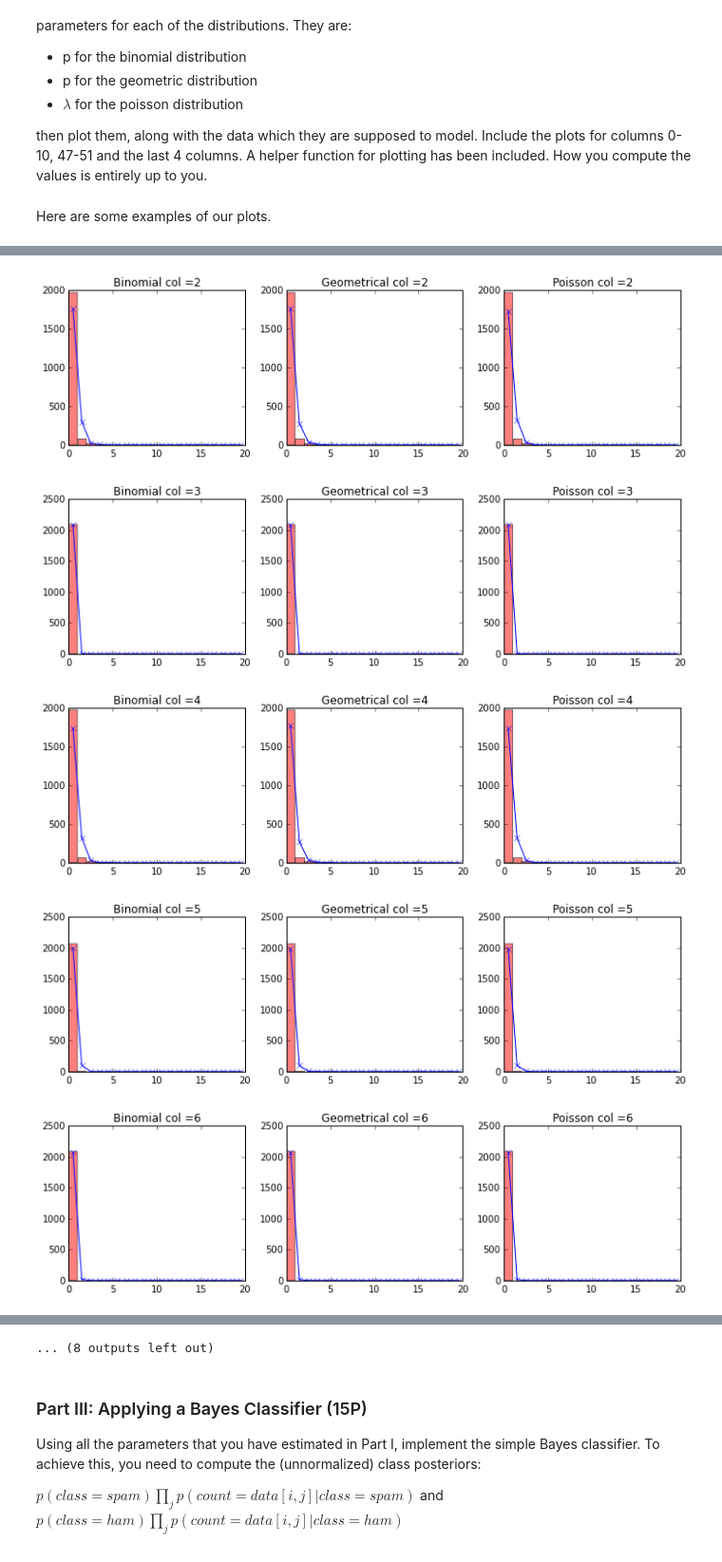
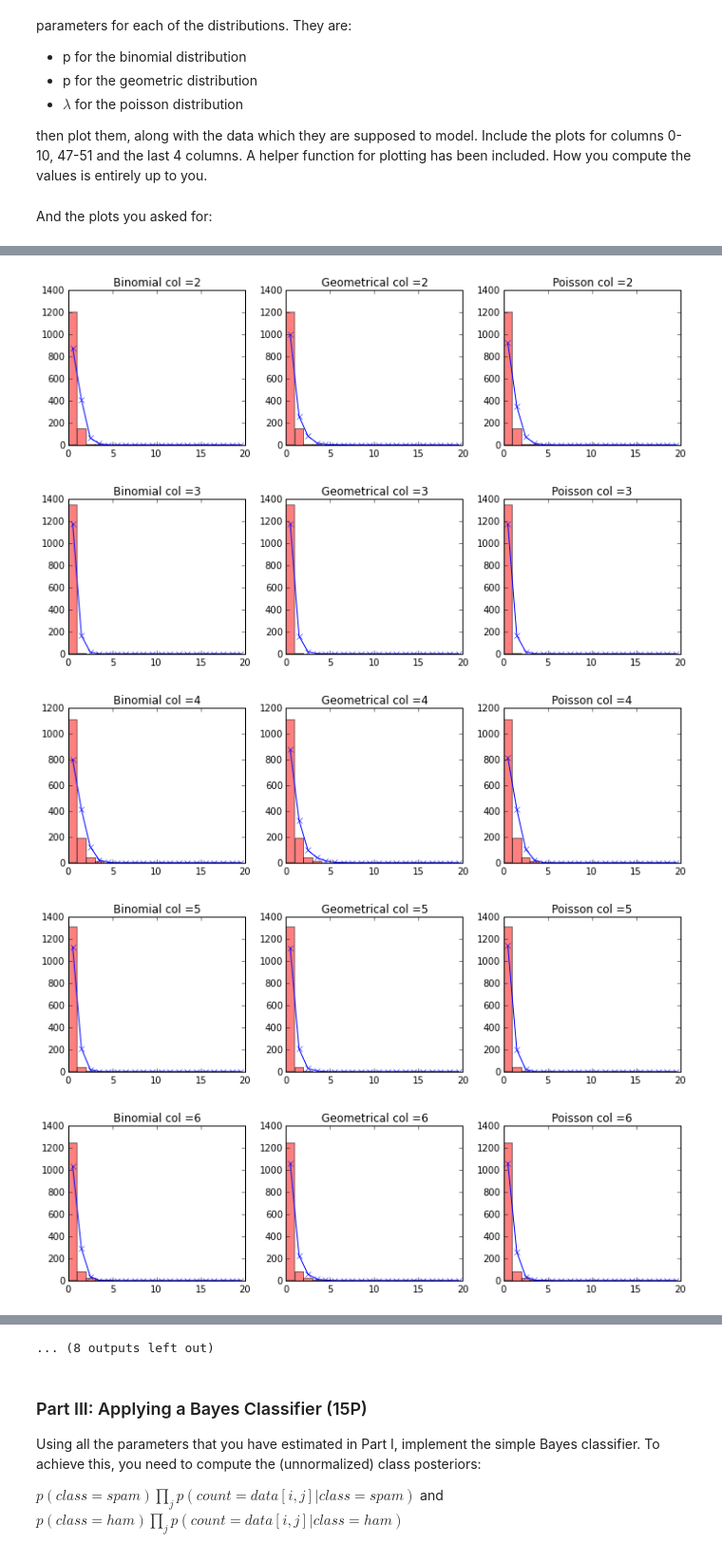
Before and after one commit to TN1ck/ml1, a Jupyter notebook: Hausaufgabe 2/sheet02.ipynb, the cells around one changed output, grey strips where cells are left out. Shown at 95% size. Saved outputs shown, nothing was run; the diff lists cells and outputs as text; code cells hidden in the pictures.

```diff
--- a/Hausaufgabe 2/sheet02.ipynb
+++ b/Hausaufgabe 2/sheet02.ipynb
@@ -88,13 +88,13 @@ $p(class=spam) = \theta$ and $p(class=ham) = 1-\theta$.
 Estimate the parameter $\theta$ from the training data.
 # %%
 #TODO: Estimate the priors
-def estimate_sigma_bin(spam=spamTrain, ham=hamTrain):
+def compute_class_theta(spam=spamTrain, ham=hamTrain):
     # The maximum likelhood for a Bernoulli distribution is simply the class mean
     sigma = float(spam.shape[0])/(spam.shape[0] + ham.shape[0])
     return sigma
 
-sigma = estimate_sigma_bin()
-sigma
+theta = compute_class_sigma()
+theta
 # %% [output]
 0.39408866995073893
 # %% [markdown]
@@ -114,7 +114,7 @@ def count_occurence(bin_size, samples):
     counts, bins = np.histogram(samples, bins=range(0,bin_size + 1,1), density=False)
     return counts
 
-def bin_sigma(index, data, N):
+def bin_theta(index, data, N):
     column = data[:,index]
     mean = np.mean(column)
     result = mean/N
@@ -132,7 +132,7 @@ def geo_distribution(N, sigma, samples):
     counts = count_occurence(N, geo_samples)
     return counts
 
-def geo_sigma(index, data):
+def geo_theta(index, data):
     column = data[:,index]
     result = column.shape[0]/(np.sum(column) + column.shape[0])
     return result
@@ -142,10 +142,9 @@ def poisson_distribution(N, sigma, samples):
     counts = count_occurence(N, poisson_samples)
     return counts
 
-def poisson_sigma(index, data):
+def poisson_theta(index, data):
     column = data[:,index]
     return np.mean(column)
-
 
 def show_estimates(index, data):
     """
@@ -164,7 +163,7 @@ def show_estimates(index, data):
 
     #Determine the values for the binomial distribution on range(0,N)
 
-    bin_Y = bin_distribution(N, bin_sigma(index, data, N), data.shape[0])
+    bin_Y = bin_distribution(N, bin_theta(index, data, N), data.shape[0])
 
     ax1=plt.subplot(1,3,1)
     ax1.plot(np.arange(0.5,N+0.5,1.),bin_Y,'x-') #The binomial distribution you've estimated
@@ -174,7 +173,7 @@ def show_estimates(index, data):
     plt.subplot(1,3,2)
     #Determine the values of the geometric distribution on range(0,N)
 
-    geo_Y = geo_distribution(N, geo_sigma(index, data), data.shape[0])
+    geo_Y = geo_distribution(N, geo_theta(index, data), data.shape[0])
     plt.plot(np.arange(0.5,N+0.5,1.),geo_Y,'x-')
     plt.hist(data[:,index], bins=range(0,N,1), color='red',alpha=0.5, label='actual')
     plt.title('Geometrical col =%d'%index)
@@ -182,14 +181,15 @@ def show_estimates(index, data):
     plt.subplot(1,3,3)
     ##Determine the values of the poisson distribution on range(0,N)
 
-    poisson_Y = poisson_distribution(N, poisson_sigma(index, data), data.shape[0])
+    poisson_Y = poisson_distribution(N, poisson_theta(index, data), data.shape[0])
     plt.plot(np.arange(0.5,N+0.5,1.),poisson_Y,'x-')
     plt.hist(data[:,index], bins=range(0,N,1), color='red',alpha=0.5, label='actual')
     plt.title('Poisson col =%d'%index)
     plt.tight_layout()
-# %% [markdown]
-Here are some examples of our plots.
+# %% [markdown]
+And the plots you asked for:
 # %%
 for i in (range(0, 11) + range(47, 56)):
+    show_estimates(i, spamTrain)
     show_estimates(i, hamTrain)
 # %% [output]
@@ -198,5 +198,5 @@ for i in (range(0, 11) + range(47, 56)):
-[figure, old version]
+[figure, new version]
-[figure, old version]
+[figure, new version]
-[figure, old version]
+[figure, new version]
-[figure, old version]
+[figure, new version]
-[figure, old version]
+[figure, new version]
```
Also changed, not shown: parts of 4 cells of this notebook.
